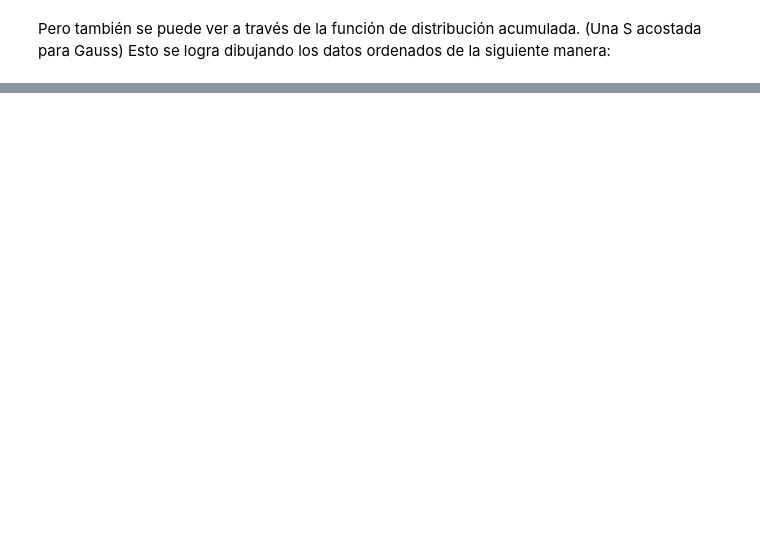
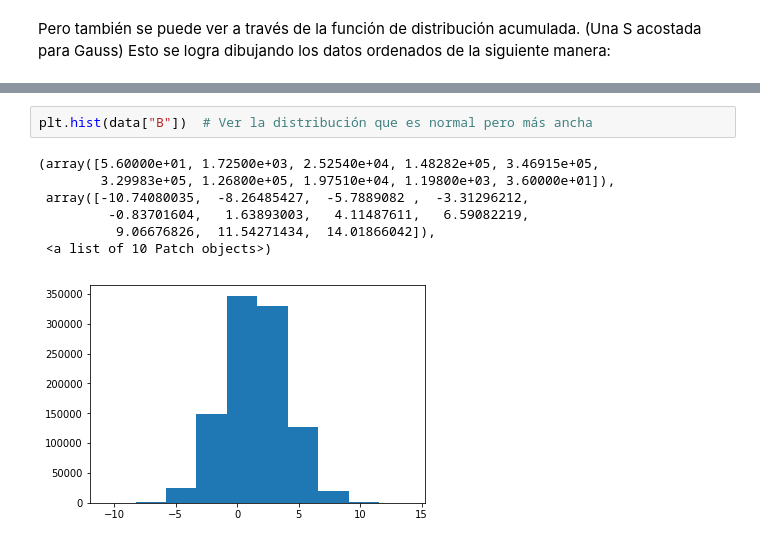
Before and after one commit to Andhurt/Machine_Learning_Py, a Jupyter notebook: notebooks/T2 - 2 - Data Cleaning - Funciones de distribución de probabilidad.ipynb, the cells around one changed output, grey strips where cells are left out. Drawn from its saved outputs; the diff is of its cells as text; blank space fills up the shorter version.

```diff
--- a/notebooks/T2 - 2 - Data Cleaning - Funciones de distribución de probabilidad.ipynb
+++ b/notebooks/T2 - 2 - Data Cleaning - Funciones de distribución de probabilidad.ipynb
@@ -86,0 +170,10 @@ array([[ 1.51389147,  0.04549135,  1.28306589,  0.06967763],
+# %%
+plt.hist(data["B"])  # Ver la distribución que es normal pero más ancha
+# %% [output]
+(array([5.60000e+01, 1.72500e+03, 2.52540e+04, 1.48282e+05, 3.46915e+05,
+        3.29983e+05, 1.26800e+05, 1.97510e+04, 1.19800e+03, 3.60000e+01]),
+ array([-10.74080035,  -8.26485427,  -5.7889082 ,  -3.31296212,
+         -0.83701604,   1.63893003,   4.11487611,   6.59082219,
+          9.06676826,  11.54271434,  14.01866042]),
+ <a list of 10 Patch objects>)
+[figure, added]
```
Also changed, not shown: parts of 22 cells of this notebook, 1 other file.
